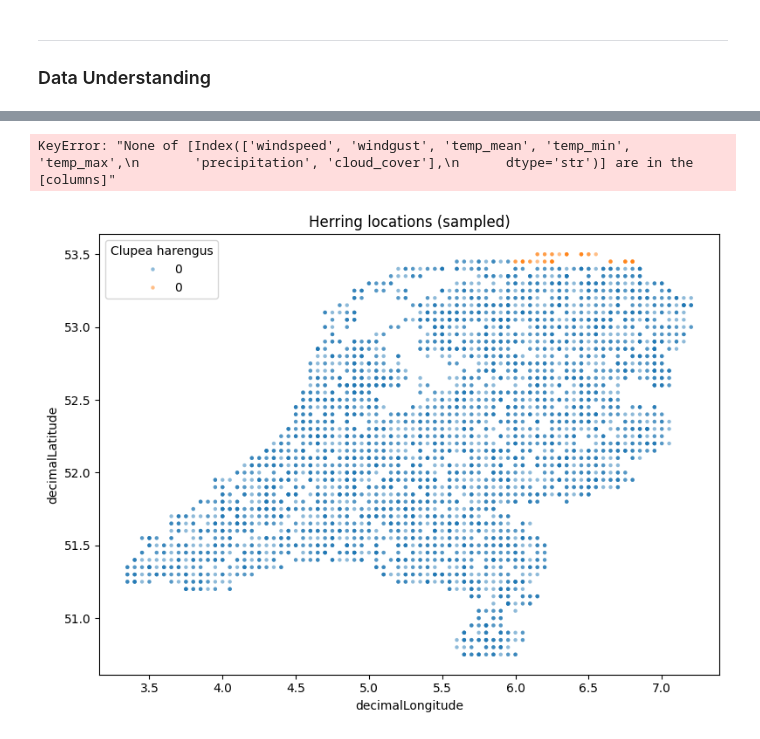
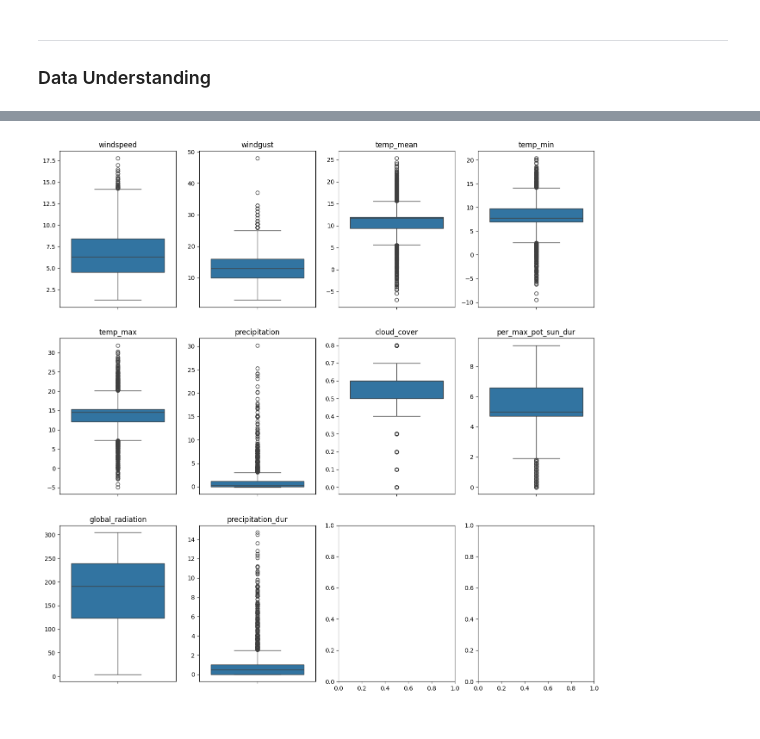
Before and after one commit to strmzi-git/jupyter-exam-03, a Jupyter notebook: Data Science/report.ipynb, the cells around one changed output, grey strips where cells are left out. Cells and saved outputs as stored; diff of their text form; code cells hidden in the pictures.

```diff
--- a/Data Science/report.ipynb
+++ b/Data Science/report.ipynb
@@ -178,45 +270,38 @@ MemoryError: Unable to allocate 1.12 GiB for an array with shape (150705432,) an
 # %%
-# ==========================================
-# 2. BOXPLOT: DISTRIBUTIONS & OUTLIERS
-# ==========================================
 weather_cols = [
     'windspeed',
     'windgust',
     'temp_mean',
     'temp_min',
     'temp_max',
     'precipitation',
-    'cloud_cover'
+    'cloud_cover',
+    'per_max_pot_sun_dur',	'global_radiation',	'precipitation_dur'
 ]
+
+for col in weather_cols:
+    df_weather[col] = pd.to_numeric(df_weather[col], errors='coerce') / 10
 
 df_weather_small = df_weather[weather_cols]
 
-# Sample weather rows
-weather_sample = df_weather_small.dropna().sample(
-    n=min(5000, len(df_weather_small.dropna())),
+weather_sample = df_weather[weather_cols].dropna().sample(
+    n=min(2000, len(df_weather[weather_cols].dropna())),
     random_state=42
 )
 
-# Boxplot
-melted = weather_sample.melt(var_name='variable', value_name='value')
-plt.figure(figsize=(14, 6))
-sns.boxplot(data=melted, x='variable', y='value')
-plt.xticks(rotation=45, ha='right')
-plt.title('Weather Distributions and Outliers (sampled)')
-plt.tight_layout()
+fig, axes = plt.subplots(3, 4, figsize=(16, 16))
+
+axes = axes.flatten()
+
+for i, col in enumerate(weather_cols):
+    sns.boxplot(
+        y=weather_sample[col],
+        ax=axes[i]
+    )
+    axes[i].set_title(col)
+    axes[i].set_ylabel('')
+
 plt.show()
 # %% [output]
-KeyError: "None of [Index(['windspeed', 'windgust', 'temp_mean', 'temp_min', 'temp_max',\n       'precipitation', 'cloud_cover'],\n      dtype='str')] are in the [columns]"
+[figure, added]
-# %%
-loc_sample = df_clupea[['decimalLongitude', 'decimalLatitude', 'Clupea harengus']].dropna()
-loc_sample = loc_sample.sample(n=min(5000, len(loc_sample)), random_state=42)
-
-plt.figure(figsize=(8, 6))
-sns.scatterplot(data=loc_sample, x='decimalLongitude', y='decimalLatitude',
-                hue='Clupea harengus', s=10, alpha=0.5, linewidth=0)
-plt.title('Herring locations (sampled)')
-plt.tight_layout()
-plt.show()
-# %% [output]
-[figure, removed]
 # %%
```
Also changed, not shown: parts of 24 cells of this notebook.
